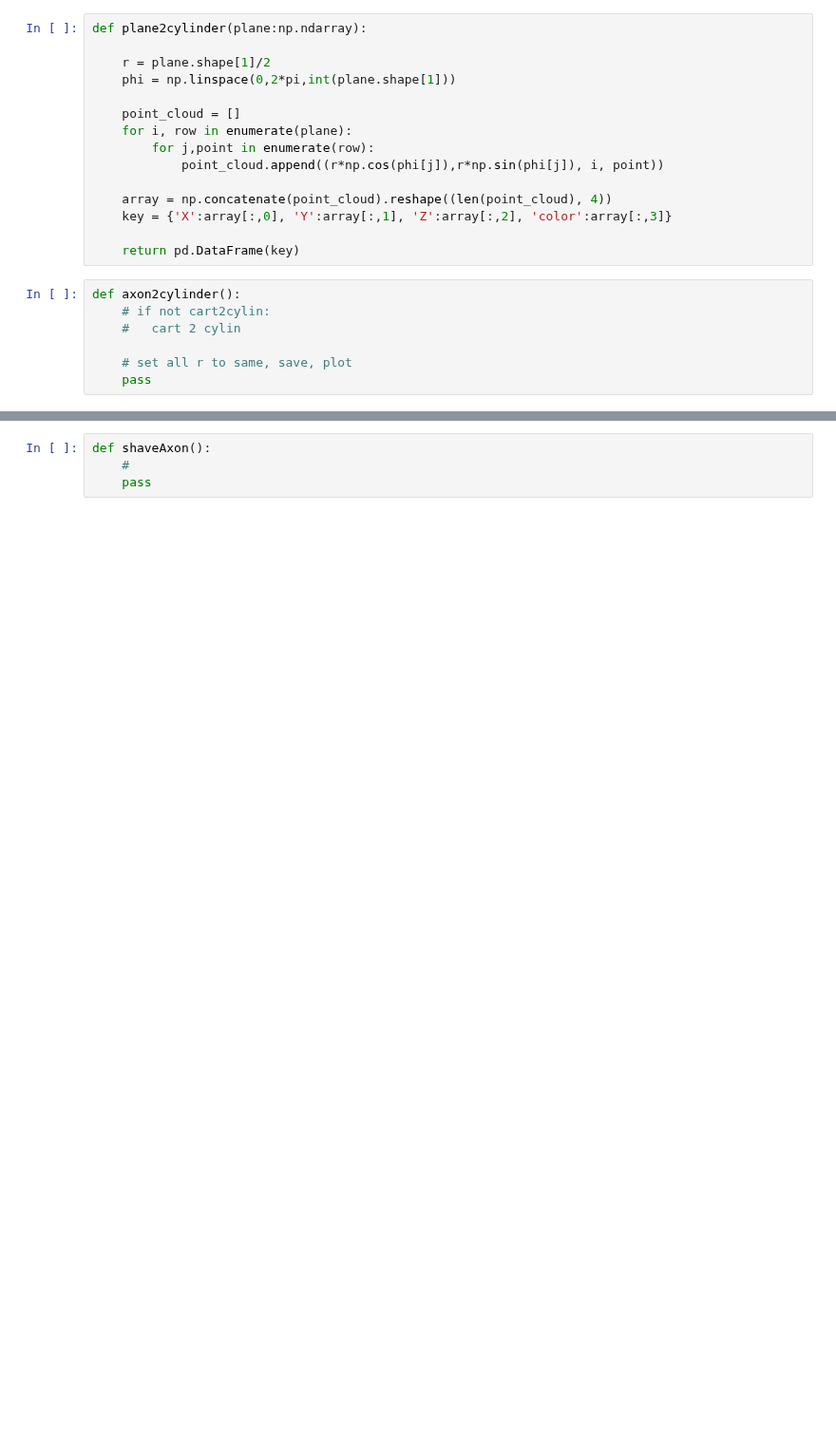
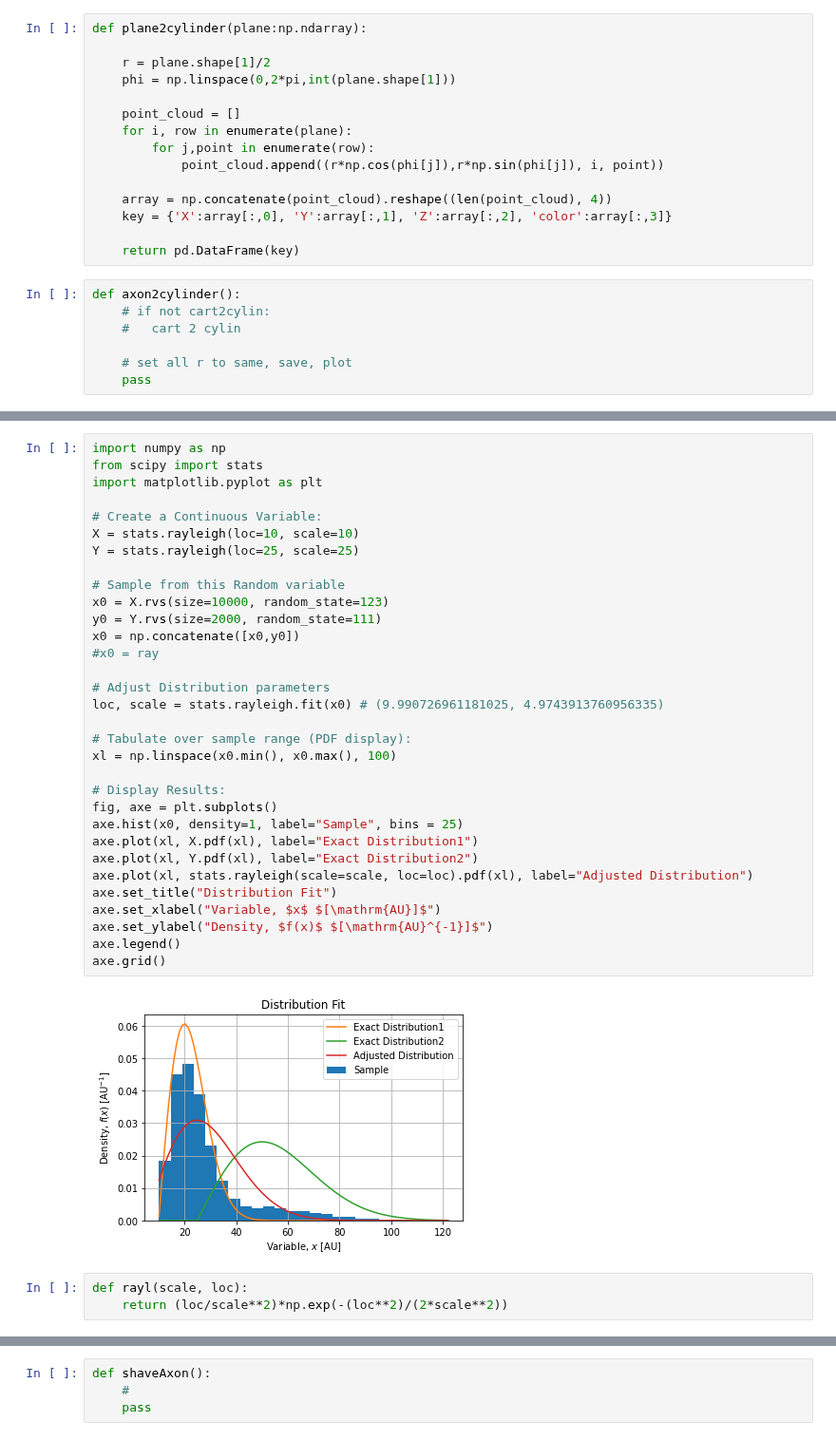
Before and after one commit to Zatyrus/Exercises, a Jupyter notebook: Cylinder.ipynb, the cells around one changed output, grey strips where cells are left out. Shown at 95% size. Drawn from its saved outputs; the diff is of its cells as text; blank space fills up the shorter version.

```diff
--- a/Cylinder.ipynb
+++ b/Cylinder.ipynb
@@ -75,0 +96,37 @@ def axon2cylinder():
+# %%
+import numpy as np
+from scipy import stats
+import matplotlib.pyplot as plt
+
+# Create a Continuous Variable:
+X = stats.rayleigh(loc=10, scale=10)
+Y = stats.rayleigh(loc=25, scale=25)
+
+# Sample from this Random variable
+x0 = X.rvs(size=10000, random_state=123)
+y0 = Y.rvs(size=2000, random_state=111)
+x0 = np.concatenate([x0,y0])
+#x0 = ray
+
+# Adjust Distribution parameters
+loc, scale = stats.rayleigh.fit(x0) # (9.990726961181025, 4.9743913760956335)
+
+# Tabulate over sample range (PDF display):
+xl = np.linspace(x0.min(), x0.max(), 100)
+
+# Display Results:
+fig, axe = plt.subplots()
+axe.hist(x0, density=1, label="Sample", bins = 25)
+axe.plot(xl, X.pdf(xl), label="Exact Distribution1")
+axe.plot(xl, Y.pdf(xl), label="Exact Distribution2")
+axe.plot(xl, stats.rayleigh(scale=scale, loc=loc).pdf(xl), label="Adjusted Distribution")
+axe.set_title("Distribution Fit")
+axe.set_xlabel("Variable, $x$ $[\mathrm{AU}]$")
+axe.set_ylabel("Density, $f(x)$ $[\mathrm{AU}^{-1}]$")
+axe.legend()
+axe.grid()
+# %% [output]
+[figure, added]
+# %%
+def rayl(scale, loc):
+    return (loc/scale**2)*np.exp(-(loc**2)/(2*scale**2))
```
Also changed, not shown: parts of 9 cells of this notebook.
